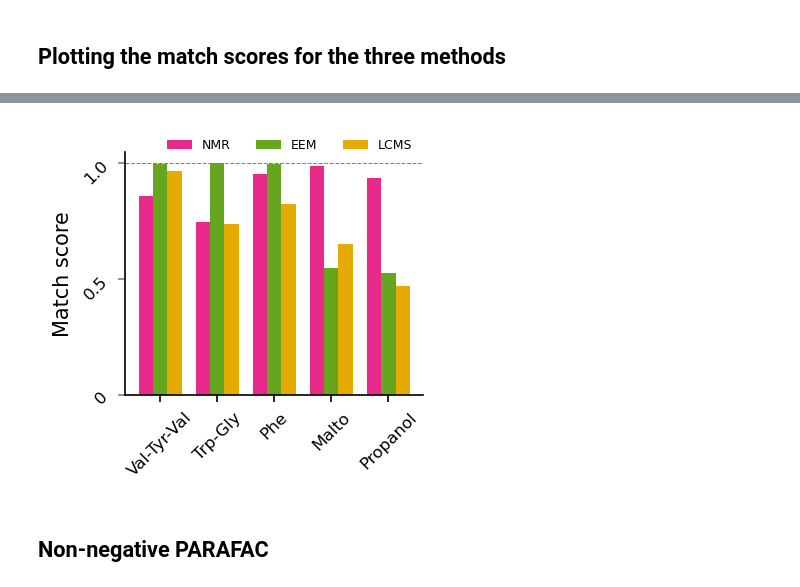
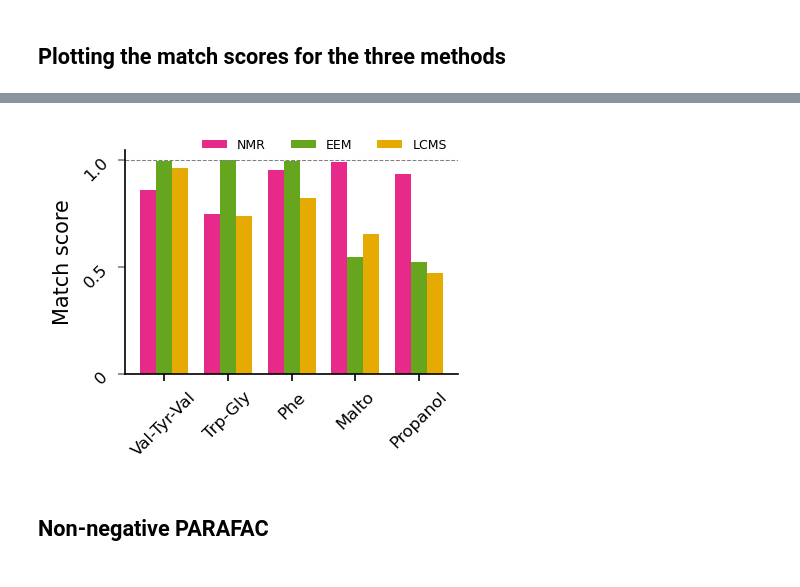
Before and after one commit to raphbrd/data-fusion-chemometrics, a Jupyter notebook: parafac_decomposition.ipynb, the cells around one changed output, grey strips where cells are left out. Cells and saved outputs as stored; diff of their text form; code cells hidden in the pictures.

Commit message:
Update figures

```diff
--- a/parafac_decomposition.ipynb
+++ b/parafac_decomposition.ipynb
@@ -195,17 +217,20 @@ df_parafac_performance.style.format(precision=2)
 # %%
-fig = plot_match_scores(
+fig, ax = plt.subplots(figsize=(3, 2.5), dpi=150)
+plot_match_scores(
     [u1_scores_nmr, u1_scores_eem, u1_scores_lcms],
     x_ticks=np.arange(5),
     x_tick_labels=concentrations.columns,
     show=False,
     labels=["NMR", "EEM", "LCMS"],
     colors=parafac_colors,
+    ax=ax
 )
-plt.gca().tick_params(labelrotation=45)
+ax.tick_params(labelrotation=45)
+fig.tight_layout()
 plt.savefig("figures/one_way_data_decomposition_comparison.pdf", dpi=300)
 plt.show()
 # %% [output]
-[figure, old version]
+[figure, new version]
 # %% [markdown]
 ## Non-negative PARAFAC
 # %%
```
Also changed, not shown: parts of 7 cells of this notebook, 1 other file.
